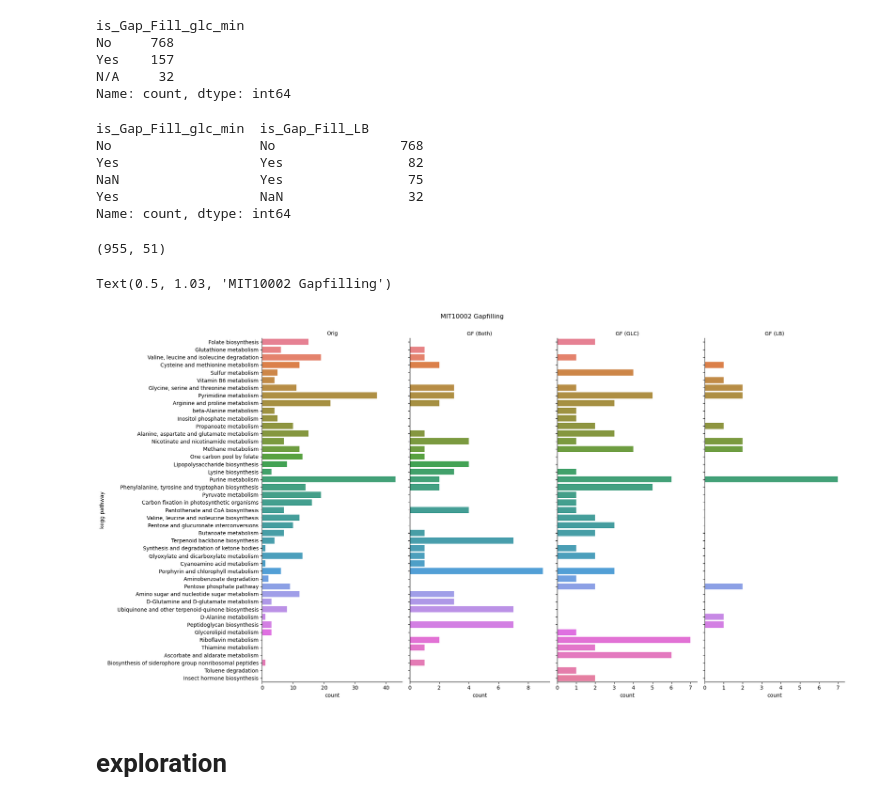
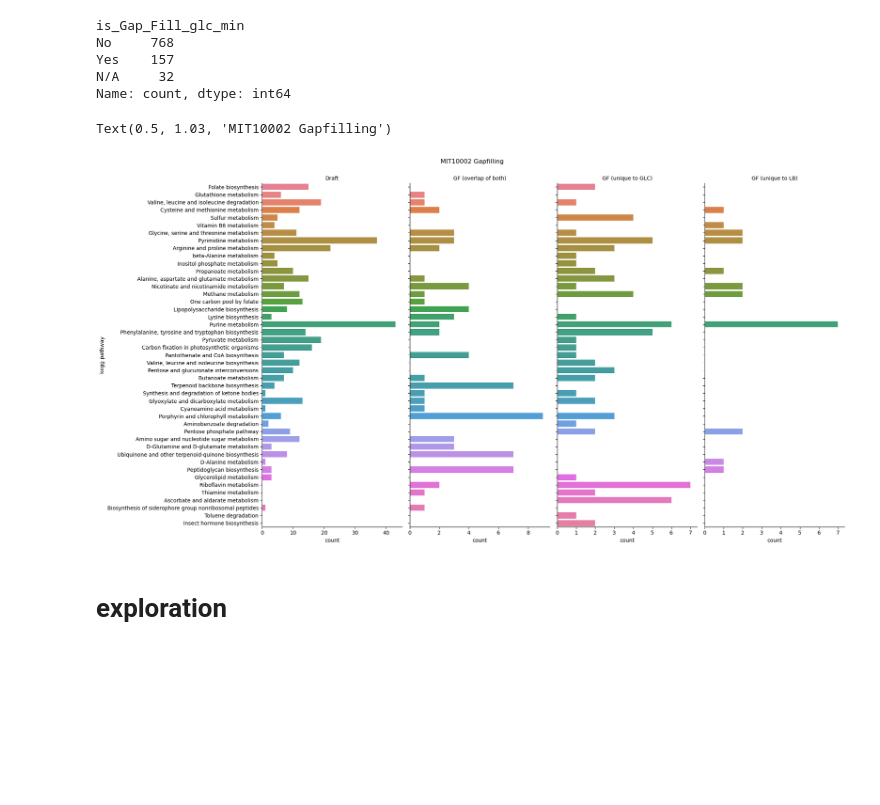
Before and after one commit to wosnat/alteromonas_curation_feb2025, a Jupyter notebook: MIT1002/create merged reactions and eggnog file.ipynb, the cells around one changed output. Saved outputs shown, nothing was run; the diff lists cells and outputs as text; code cells hidden in the pictures; blank space fills up the shorter version.

```diff
--- a/MIT1002/create merged reactions and eggnog file.ipynb
+++ b/MIT1002/create merged reactions and eggnog file.ipynb
@@ -132,0 +131,9 @@ df_merged_lb_glc_final.to_excel('MIT1002_reactions_gapfill_LB_MIN_GLC_with_eggno
+# %%
+df_merged_lb_glc_final['Added By'] = (df_merged_lb_glc_final.is_Gap_Fill_glc_min + ',' + df_merged_lb_glc_final.is_Gap_Fill_LB).map({
+    'No,No' : 'Draft', 'Yes,Yes' : 'GF (overlap of both)', 'Yes,N/A' : 'GF (unique to GLC)', 'N/A,Yes' : 'GF (unique to LB)',
+})
+# %%
+first_cols = ['id','Added By', 'is_Gap_Fill_glc_min', 'is_Gap_Fill_LB', 'Has_Eggnog']
+cols = first_cols + [c for c in df_merged_lb_glc_final.columns if c not in first_cols]
+df_merged_lb_glc_final =  df_merged_lb_glc_final[cols]
+df_merged_lb_glc_final = df_merged_lb_glc_final.reset_index()
@@ -183,26 +191,8 @@ No     768
 Yes    157
 N/A     32
 Name: count, dtype: int64
-# %%
-pd.merge(df_merge_lb[['ms id', 'is_Gap_Fill']], df_merge_glc_min[['ms id', 'is_Gap_Fill']],
-         on='ms id', how='outer', suffixes=['_glc_min', '_LB'])[['is_Gap_Fill_glc_min', 'is_Gap_Fill_LB',]].value_counts(dropna=False)
-# %% [output]
-is_Gap_Fill_glc_min  is_Gap_Fill_LB
-No                   No                768
-Yes                  Yes                82
-NaN                  Yes                75
-Yes                  NaN                32
-Name: count, dtype: int64
-# %%
-df_merge.shape
-# %% [output]
-(955, 51)
 # %%
 df_merge.to_excel('MIT1002_reactions_with_eggnog.xlsx', index=False)
-# %%
-df_merged_lb_glc_final['source'] = (df_merged_lb_glc_final.is_Gap_Fill_glc_min + ',' + df_merged_lb_glc_final.is_Gap_Fill_LB).map({
-    'No,No' : 'Orig', 'Yes,Yes' : 'GF (Both)', 'Yes,N/A' : 'GF (GLC)', 'N/A,Yes' : 'GF (LB)',
-})
 # %%
 df_merged_lb_glc_final_explode = df_merged_lb_glc_final.copy()
 df_merged_lb_glc_final_explode['kegg pathway'] = df_merged_lb_glc_final_explode['kegg pathways'].str.split('|')
@@ -211,17 +201,17 @@ df_merged_lb_glc_final_explode = df_merged_lb_glc_final_explode.reset_index(drop
 # %%
 interesting_keggs = df_merged_lb_glc_final_explode.loc[~df_merged_lb_glc_final_explode.source.isin(['Orig']), 'kegg pathway']
 sns.catplot(
     data=df_merged_lb_glc_final_explode.loc[df_merged_lb_glc_final_explode['kegg pathway'].isin(interesting_keggs)],
-    col='source', y='kegg pathway', kind='count',
+    col='Added By', y='kegg pathway', kind='count',
     sharex=False,
     height=10,
     aspect=0.5,
     hue='kegg pathway', legend=False,
 ).set_titles(col_template='{col_name}')
 plt.suptitle('MIT10002 Gapfilling', y=1.03)
 # %% [output]
 Text(0.5, 1.03, 'MIT10002 Gapfilling')
-[figure, old version]
+[figure, new version]
 # %% [markdown]
 # exploration
 # %%
```
Also changed, not shown: parts of 3 cells of this notebook, 19 other files.
